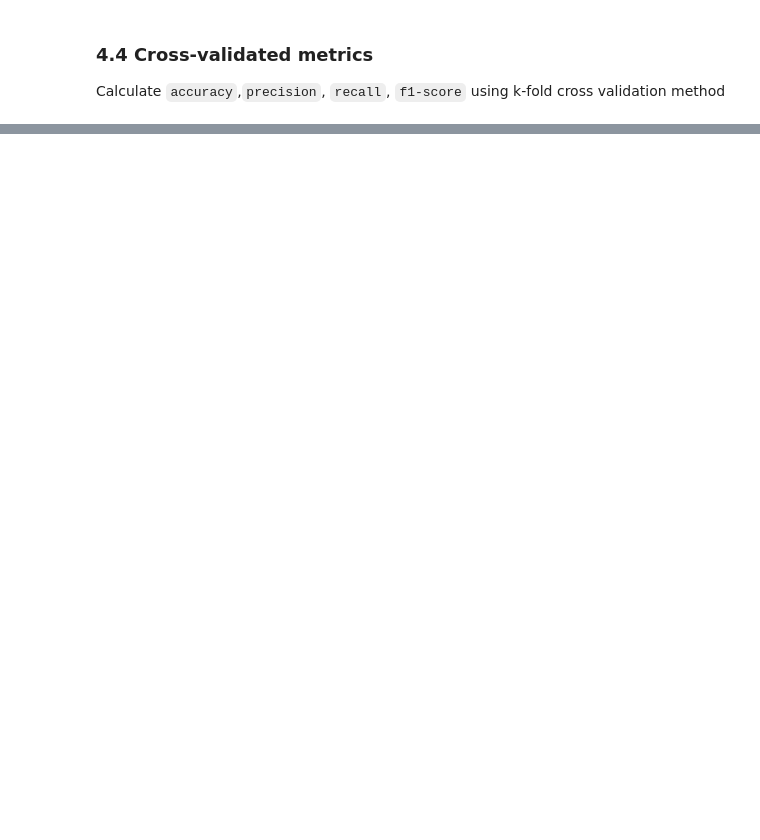
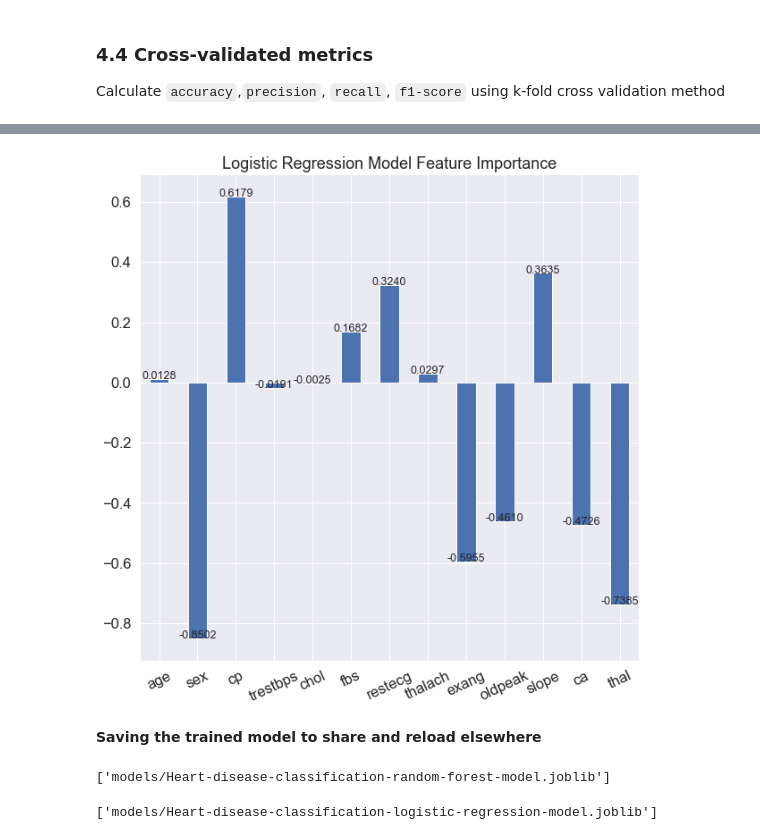
Before and after one commit to kdineshchitra/heart-disease-prediction, a Jupyter notebook: heart-disease-classification.ipynb, the cells around one changed output, grey strips where cells are left out. Drawn from its saved outputs; the diff is of its cells as text; code cells hidden in the pictures; blank space fills up the shorter version.

```diff
--- a/heart-disease-classification.ipynb
+++ b/heart-disease-classification.ipynb
@@ -842,0 +898,25 @@ log_reg_cv_scores
+# %%
+# visualizing the feature importance of Logistic Regression model
+coeffs = pd.DataFrame(data=log_reg_model.coef_[0], columns=["Feature Importance"], index=X.columns)
+coeffs.plot(kind="bar",
+            figsize=(10, 10),
+            legend=False,
+            title="Logistic Regression Model Feature Importance",
+            rot=25)
+# annotate the values
+for i, v in enumerate(log_reg_model.coef_[0]):
+    plt.text(x=i, y=v, s=f"{v:.4f}", fontsize="x-small", ha="center")
+# %% [output]
+[figure, added]
+# %% [markdown]
+**Saving the trained model to share and reload elsewhere**
+# %%
+# saving random forest model
+joblib.dump(rf_model, "models/Heart-disease-classification-random-forest-model.joblib")
+# %% [output]
+['models/Heart-disease-classification-random-forest-model.joblib']
+# %%
+# saving logistic regression model
+joblib.dump(log_reg_model, "models/Heart-disease-classification-logistic-regression-model.joblib")
+# %% [output]
+['models/Heart-disease-classification-logistic-regression-model.joblib']
```
Also changed, not shown: parts of 35 cells of this notebook, 8 other files.
